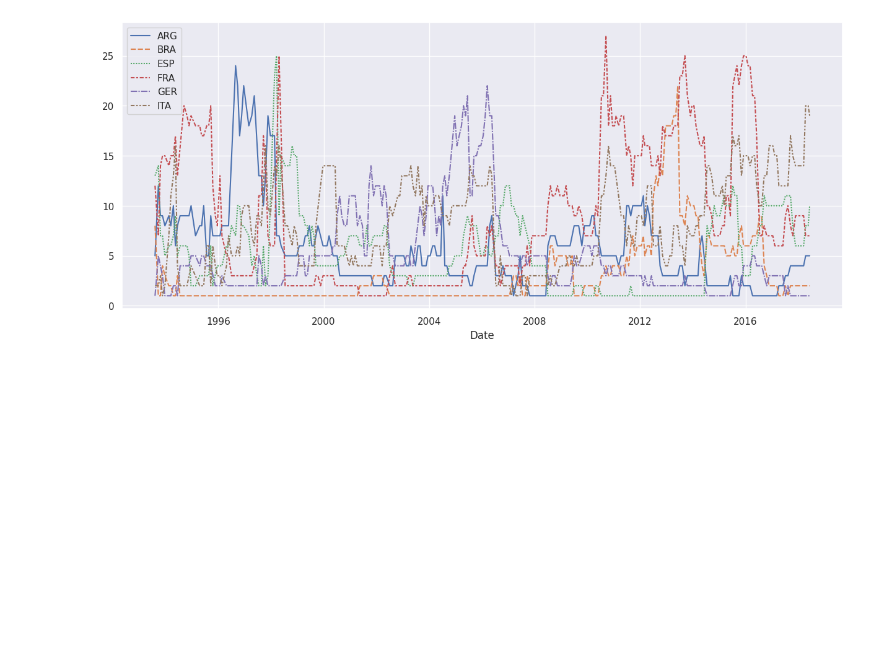
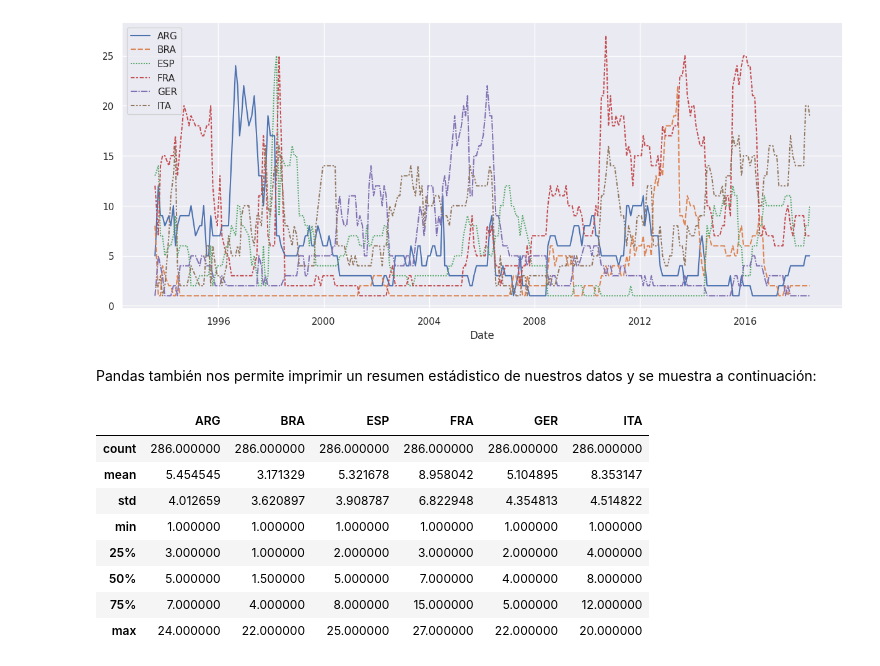
Before and after one commit to Fermionpass/IO, a Jupyter notebook: Data_maipulation_.ipynb, the cells around one changed output. Saved outputs shown, nothing was run; the diff lists cells and outputs as text; code cells hidden in the pictures; blank space fills up the shorter version.

```diff
--- a/Data_maipulation_.ipynb
+++ b/Data_maipulation_.ipynb
@@ -708,3 +708,17 @@ sns.lineplot(data=datos_fifa)
 # %% [output]
 <Axes: xlabel='Date'>
 [figure]
+# %% [markdown]
+Pandas también nos permite imprimir un resumen estádistico de nuestros datos y se muestra a continuación:
+# %%
+datos_fifa.describe()
+# %% [output]
+|  | ARG | BRA | ESP | FRA | GER | ITA |
+| count | 286.000000 | 286.000000 | 286.000000 | 286.000000 | 286.000000 | 286.000000 |
+| mean | 5.454545 | 3.171329 | 5.321678 | 8.958042 | 5.104895 | 8.353147 |
+| std | 4.012659 | 3.620897 | 3.908787 | 6.822948 | 4.354813 | 4.514822 |
+| min | 1.000000 | 1.000000 | 1.000000 | 1.000000 | 1.000000 | 1.000000 |
+| 25% | 3.000000 | 1.000000 | 2.000000 | 3.000000 | 2.000000 | 4.000000 |
+| 50% | 5.000000 | 1.500000 | 5.000000 | 7.000000 | 4.000000 | 8.000000 |
+| 75% | 7.000000 | 4.000000 | 8.000000 | 15.000000 | 5.000000 | 12.000000 |
+| max | 24.000000 | 22.000000 | 25.000000 | 27.000000 | 22.000000 | 20.000000 |
```
